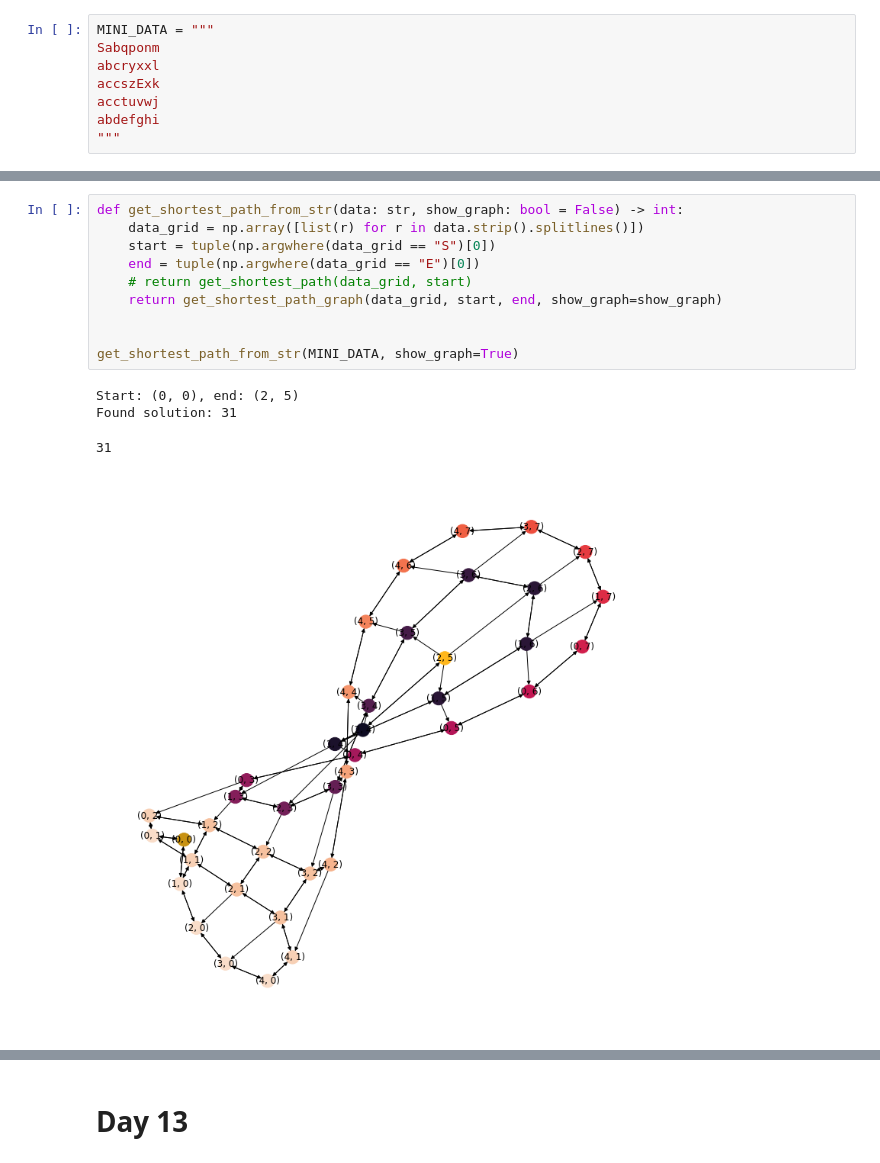
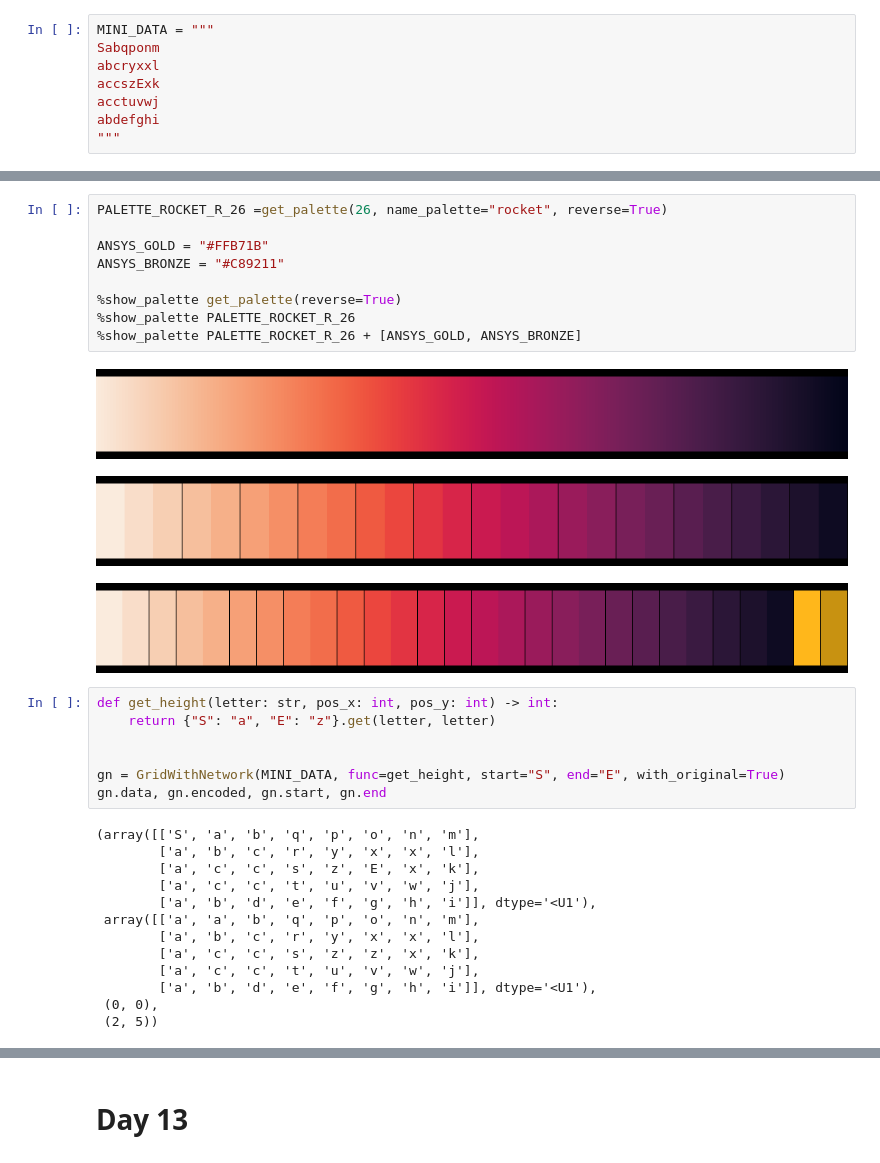
Before and after one commit to jfthuong/Advent-Code, a Jupyter notebook: 2022/Solve_Puzzles.ipynb, the cells around one changed output, grey strips where cells are left out. Cells and saved outputs as stored; diff of their text form.

```diff
--- a/2022/Solve_Puzzles.ipynb
+++ b/2022/Solve_Puzzles.ipynb
@@ -1630,15 +1483,33 @@ def get_shortest_path_graph(
-# %%
-def get_shortest_path_from_str(data: str, show_graph: bool = False) -> int:
-    data_grid = np.array([list(r) for r in data.strip().splitlines()])
-    start = tuple(np.argwhere(data_grid == "S")[0])
-    end = tuple(np.argwhere(data_grid == "E")[0])
-    # return get_shortest_path(data_grid, start)
-    return get_shortest_path_graph(data_grid, start, end, show_graph=show_graph)
-
-
-get_shortest_path_from_str(MINI_DATA, show_graph=True)
-# %% [output]
-Start: (0, 0), end: (2, 5)
-Found solution: 31
-31
-[figure, removed]
+# %%
+PALETTE_ROCKET_R_26 =get_palette(26, name_palette="rocket", reverse=True)
+
+ANSYS_GOLD = "#FFB71B"
+ANSYS_BRONZE = "#C89211"
+
+%show_palette get_palette(reverse=True)
+%show_palette PALETTE_ROCKET_R_26
+%show_palette PALETTE_ROCKET_R_26 + [ANSYS_GOLD, ANSYS_BRONZE]
+# %% [output]
+[figure, added]
+[figure, added]
+[figure, added]
+# %%
+def get_height(letter: str, pos_x: int, pos_y: int) -> int:
+    return {"S": "a", "E": "z"}.get(letter, letter)
+
+
+gn = GridWithNetwork(MINI_DATA, func=get_height, start="S", end="E", with_original=True)
+gn.data, gn.encoded, gn.start, gn.end
+# %% [output]
+(array([['S', 'a', 'b', 'q', 'p', 'o', 'n', 'm'],
+        ['a', 'b', 'c', 'r', 'y', 'x', 'x', 'l'],
+        ['a', 'c', 'c', 's', 'z', 'E', 'x', 'k'],
+        ['a', 'c', 'c', 't', 'u', 'v', 'w', 'j'],
+        ['a', 'b', 'd', 'e', 'f', 'g', 'h', 'i']], dtype='<U1'),
+ array([['a', 'a', 'b', 'q', 'p', 'o', 'n', 'm'],
+        ['a', 'b', 'c', 'r', 'y', 'x', 'x', 'l'],
+        ['a', 'c', 'c', 's', 'z', 'z', 'x', 'k'],
+        ['a', 'c', 'c', 't', 'u', 'v', 'w', 'j'],
+        ['a', 'b', 'd', 'e', 'f', 'g', 'h', 'i']], dtype='<U1'),
+ (0, 0),
+ (2, 5))
```
Also changed, not shown: parts of 21 cells of this notebook, 3 other files.
